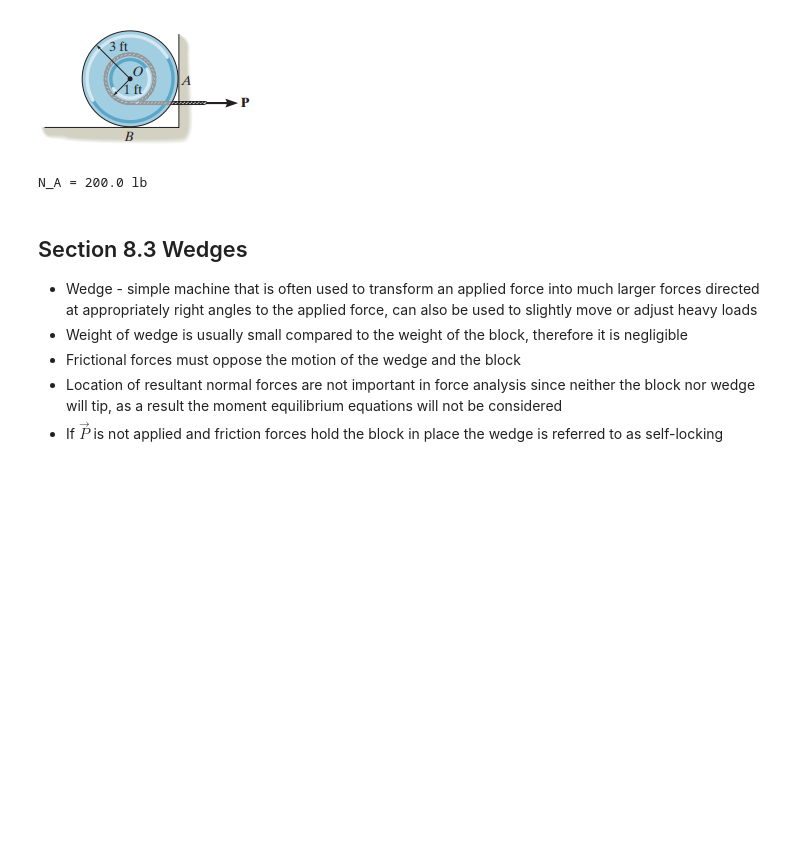
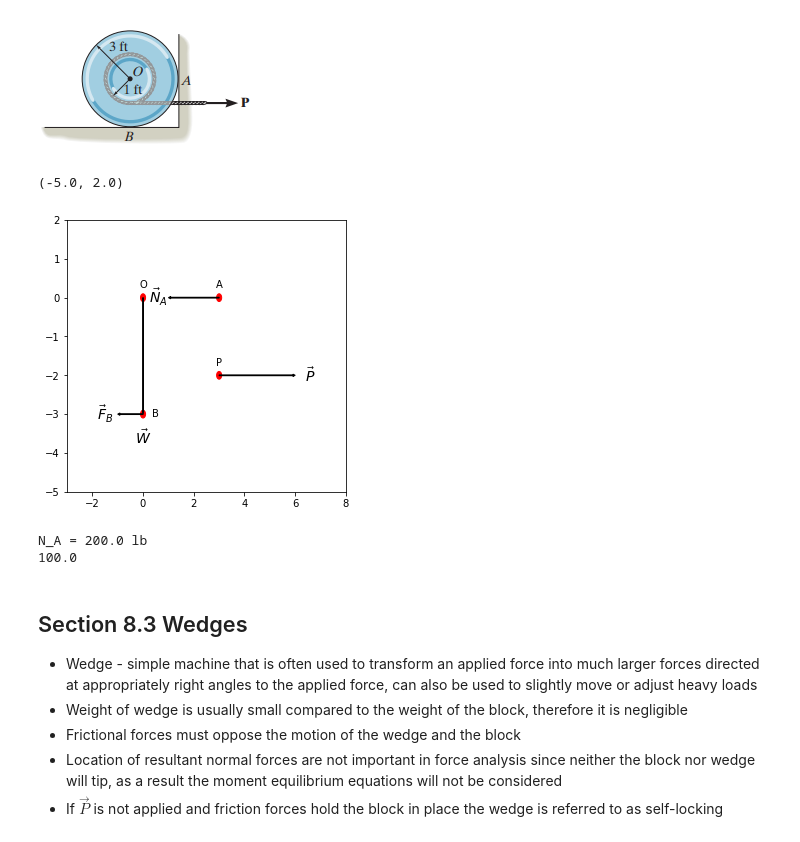
Before and after one commit to michaelhotchkiss/Statics, a Jupyter notebook: Chapter 8 - Friction.ipynb, the cells around one changed output. Drawn from its saved outputs; the diff is of its cells as text; code cells hidden in the pictures; blank space fills up the shorter version.

Commit message:
diagrams

```diff
--- a/Chapter 8 - Friction.ipynb
+++ b/Chapter 8 - Friction.ipynb
@@ -51,6 +51,64 @@ from IPython.display import Image
 Image("pictures/problem_8_19.png")
 # %% [output]
 [figure]
+# %%
+import numpy as np
+from matplotlib.patches import FancyArrow, Rectangle, Circle
+import matplotlib.pyplot as plt
+theta = np.radians(45)
+figure, axes = plt.subplots(figsize=(5,5))
+points = {
+    'A': np.array([3, 0]),
+    'B': np.array([0, -3]),
+    'O': np.array([0, 0]),
+    'P': np.array([3,-2])
+}
+
+orientations = ['top','right','top','top']
+point_labels = ['A','B','O','P']
+
+for label,orientation in zip(point_labels,orientations):
+    dot = Circle(points[label], radius=0.1, fill=True, color='red')
+    axes.add_patch(dot)
+    if orientation=='top':
+        plt.text(points[label][0],points[label][1] + .2,label,va='bottom',ha='center')
+    elif orientation=='right':
+        plt.text(points[label][0] + .5,points[label][1],label,va='center',ha='center')
+    else:
+        plt.text(points[label][0],points[label][1],label,va='center',ha='center')
+
+vectors = {
+    'P': {'origin': points['P'], 'vector': 3 * np.array([1,0])},
+    'N_A': {'origin': points['A'], 'vector': -2 * np.array([1,0])},
+    'F_B': {'origin': points['B'], 'vector': -1 * np.array([1,0])},
+    'W': {'origin': points['O'], 'vector': -3 * np.array([0,1])}
+}
+
+
+for label, vector_dictionary in vectors.items():
+    origin = vector_dictionary['origin']
+    vector = vector_dictionary['vector']
+    vector_arrow = FancyArrow(origin[0], origin[1], vector[0], vector[1],
+    width=.02,length_includes_head=True, color='k')
+    if vector[0]==-1:
+        axes.text(origin[0] + vector[0] * 1.5,
+               origin[1] + vector[1] * 1.2,
+               r'$\vec{'+label[0]+r'}' + label[1:] + r'$', color='k', fontsize=14,
+               va='center',ha='center'
+                               )
+    else:
+        axes.text(origin[0] + vector[0] * 1.2,
+               origin[1] + vector[1] * 1.2,
+               r'$\vec{'+label[0]+r'}' + label[1:] + r'$', color='k', fontsize=14,
+               va='center',ha='center'
+                               )
+    axes.add_patch(vector_arrow)
+
+axes.set_xlim([-3 , 8])
+axes.set_ylim([-5 ,2])
+# %% [output]
+(-5.0, 2.0)
+[figure, added]
 # %%
 import numpy as np
 outer_radius = 3
@@ -64,8 +122,10 @@ N_B = weight
 #sum of F_x
 N_A = -F_B + P
 print(f'N_A = {N_A} lb')
+print(F_B)
 # %% [output]
 N_A = 200.0 lb
+100.0
 # %% [markdown]
 ## Section 8.3 Wedges
 * Wedge - simple machine that is often used to transform an applied force into much larger forces directed at appropriately right angles to the applied force, can also be used to slightly move or adjust heavy loads
```
Also changed, not shown: parts of 1 cell of this notebook.
